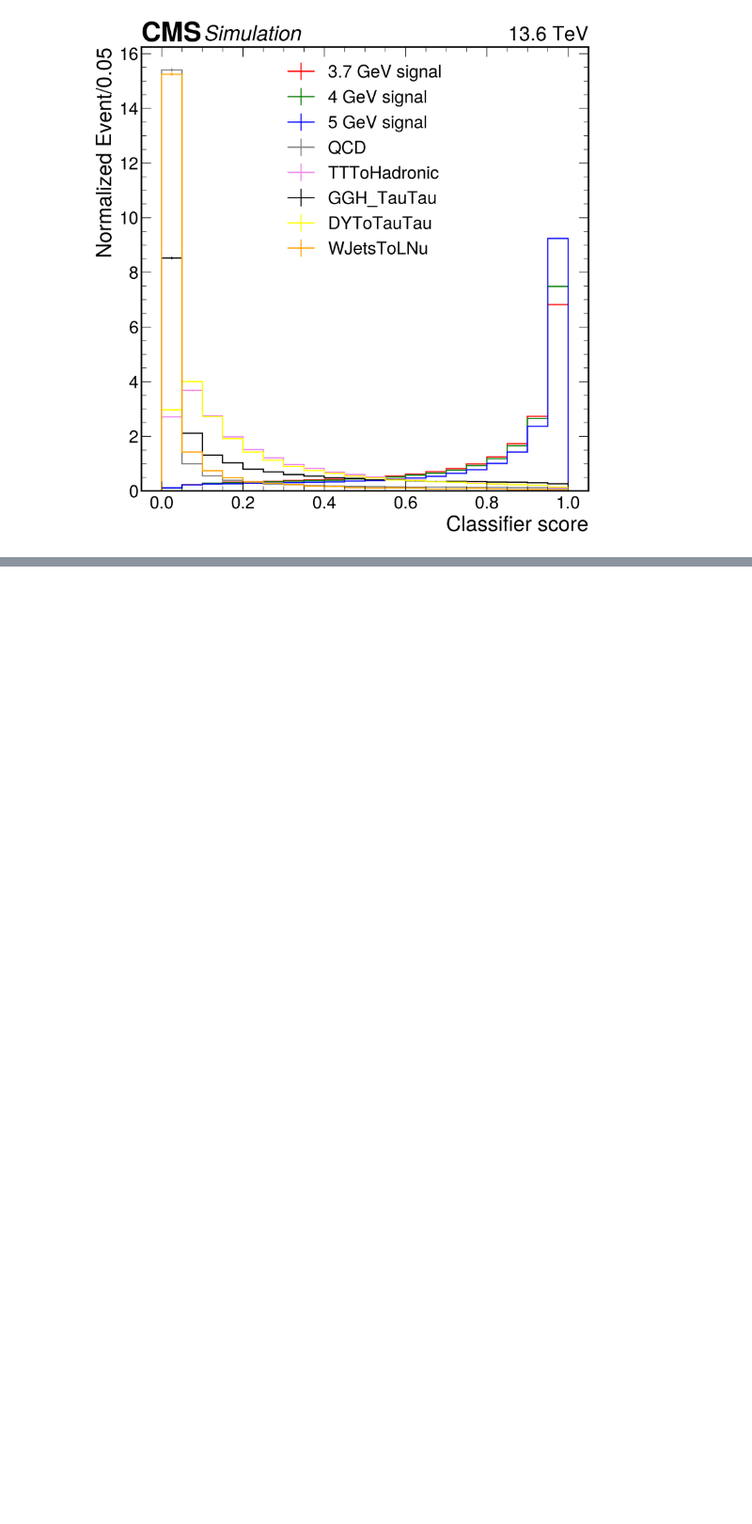
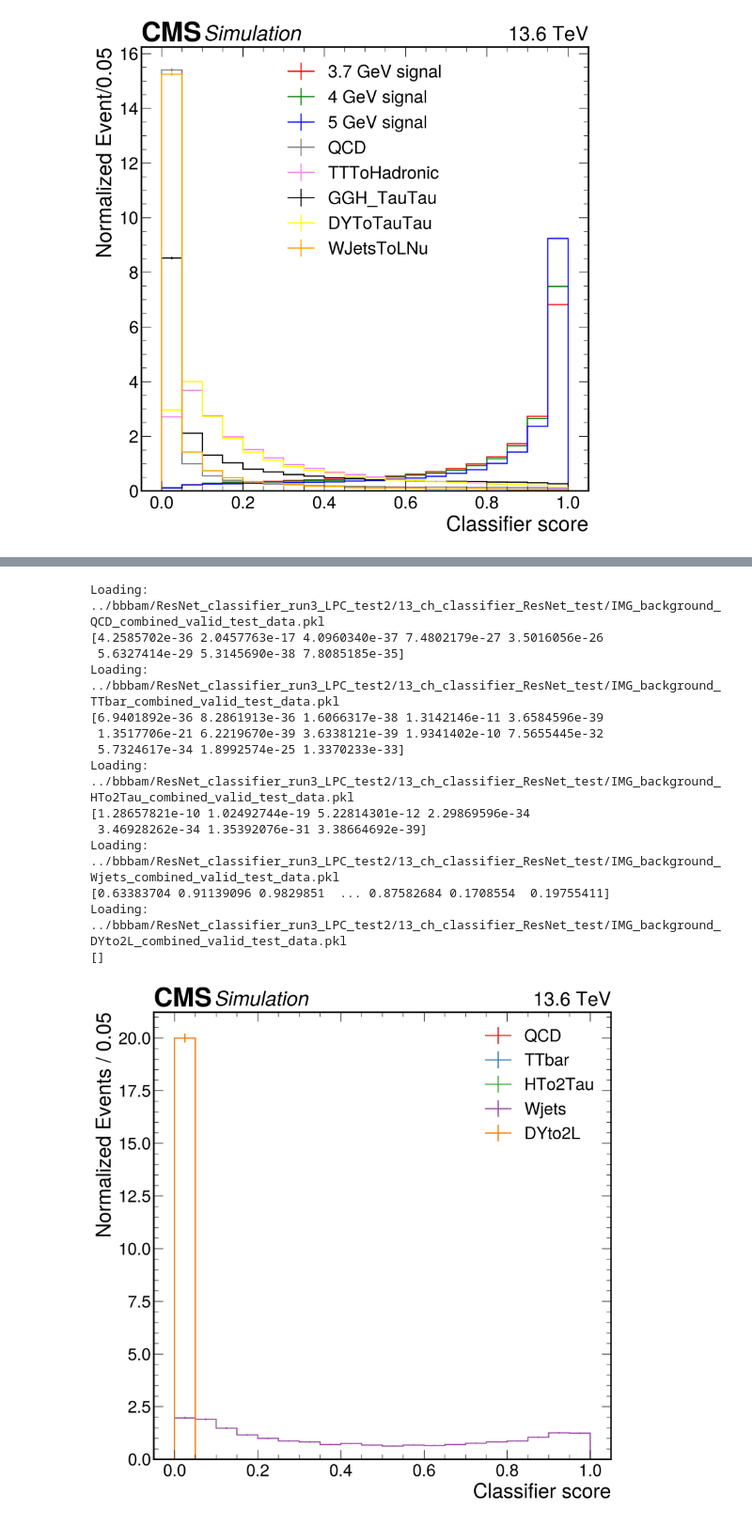
Before and after one commit to bhbam/H_AA_CLuster_jupyter_notebooks, a Jupyter notebook: AN_classifier.ipynb, the cells around one changed output, grey strips where cells are left out. Shown at 94% size. Cells and saved outputs as stored; diff of their text form; code cells hidden in the pictures; blank space fills up the shorter version.

```diff
--- a/AN_classifier.ipynb
+++ b/AN_classifier.ipynb
@@ -231,0 +353,69 @@ plt.show()
+# %%
+
+epoch = 15
+bins = np.arange(0, 1.01, 0.05)
+
+data_dir = '../bbbam/ResNet_classifier_run3_LPC_test2'
+model_dir = '13_ch_classifier_ResNet_test'
+
+# labels = ['3p7_GeV', '4_GeV', '5_GeV', '6_GeV', '8_GeV']
+labels = ['QCD', 'TTbar', 'HTo2Tau', 'Wjets', 'DYto2L']
+# labels = ["QCD"]
+colors = plt.cm.Set1.colors # safer automatic colors
+
+fig, ax = plt.subplots(dpi=300)
+
+for i, tag in enumerate(labels):
+
+    file_list = glob.glob(f"{data_dir}/{model_dir}/IMG*{tag}*.pkl")
+
+    if not file_list:
+        print(f"No file found for {tag}")
+        continue
+
+    data_file = file_list[0]
+    print("Loading:", data_file)
+
+    with open(data_file, "rb") as infile:
+        data = pickle.load(infile)
+
+    y_pred = data['y_pred'].flatten()
+    y_true = data['y_true'].flatten()
+    print(y_pred[y_pred > 0])
+    h1_counts, h1_bins = np.histogram(y_pred, bins=bins)
+
+    hep.histplot(
+        h1_counts,
+        h1_bins,
+        histtype='step',
+        yerr=True,
+        label=tag,
+        linestyle='-',
+        color=colors[i],
+        density=True
+    )
+
+ax.set_xlabel('Classifier score')
+ax.set_ylabel('Normalized Events / 0.05')
+ax.legend(loc='best')
+
+hep.cms.label(llabel="Simulation", rlabel="13.6 TeV", loc=0, ax=ax)
+
+plt.tight_layout()
+plt.show()
+# %% [output]
+Loading: ../bbbam/ResNet_classifier_run3_LPC_test2/13_ch_classifier_ResNet_test/IMG_background_QCD_combined_valid_test_data.pkl
+[4.2585702e-36 2.0457763e-17 4.0960340e-37 7.4802179e-27 3.5016056e-26
+ 5.6327414e-29 5.3145690e-38 7.8085185e-35]
+Loading: ../bbbam/ResNet_classifier_run3_LPC_test2/13_ch_classifier_ResNet_test/IMG_background_TTbar_combined_valid_test_data.pkl
+[6.9401892e-36 8.2861913e-36 1.6066317e-38 1.3142146e-11 3.6584596e-39
+ 1.3517706e-21 6.2219670e-39 3.6338121e-39 1.9341402e-10 7.5655445e-32
+ 5.7324617e-34 1.8992574e-25 1.3370233e-33]
+Loading: ../bbbam/ResNet_classifier_run3_LPC_test2/13_ch_classifier_ResNet_test/IMG_background_HTo2Tau_combined_valid_test_data.pkl
+[1.28657821e-10 1.02492744e-19 5.22814301e-12 2.29869596e-34
+ 3.46928262e-34 1.35392076e-31 3.38664692e-39]
+Loading: ../bbbam/ResNet_classifier_run3_LPC_test2/13_ch_classifier_ResNet_test/IMG_background_Wjets_combined_valid_test_data.pkl
+[0.63383704 0.91139096 0.9829851  ... 0.87582684 0.1708554  0.19755411]
+Loading: ../bbbam/ResNet_classifier_run3_LPC_test2/13_ch_classifier_ResNet_test/IMG_background_DYto2L_combined_valid_test_data.pkl
+[]
+[figure, added]
```
Also changed, not shown: parts of 5 cells of this notebook.
